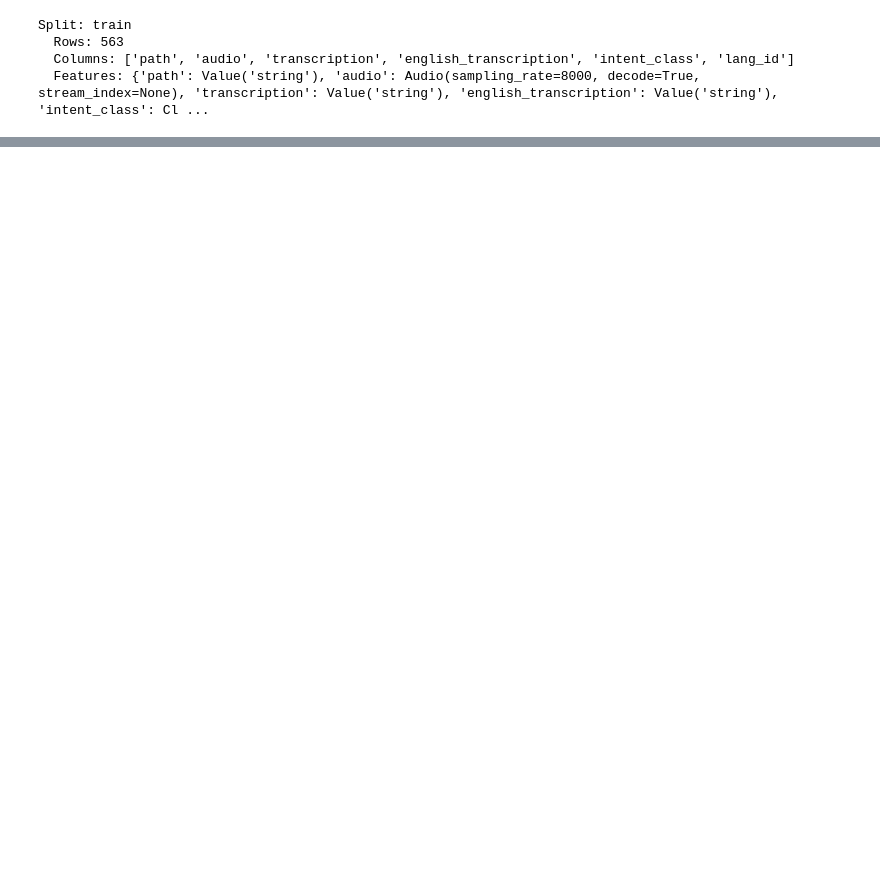
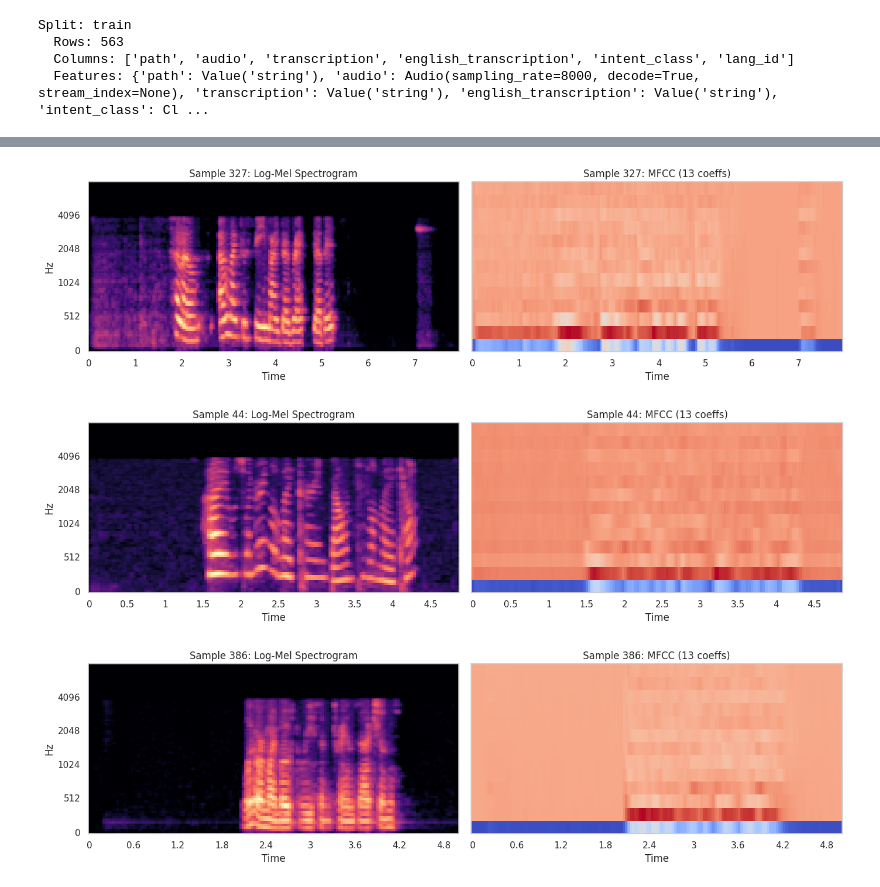
Before and after one commit to irsyad-kamil/indonesia-ai-nlpa-voice-recognition-irsyad, a Jupyter notebook: notebooks/hubert.ipynb, the cells around one changed output, grey strips where cells are left out. Cells and saved outputs as stored; diff of their text form; code cells hidden in the pictures; blank space fills up the shorter version.

```diff
--- a/notebooks/hubert.ipynb
+++ b/notebooks/hubert.ipynb
@@ -63,0 +183,30 @@ Split: train
+# %%
+# Spectrogram + MFCC spot-check on a few random samples.
+rng = np.random.default_rng(RANDOM_SEED)
+sample_count = min(3, len(eda_subset))
+random_ids = rng.choice(len(eda_subset), size=sample_count, replace=False)
+
+for idx in random_ids:
+    row = eda_subset[int(idx)]
+    audio_array, audio_sr = load_audio_record(row[audio_col], target_sr=TARGET_SAMPLING_RATE)
+
+    # Log-mel spectrogram.
+    mel = librosa.feature.melspectrogram(y=audio_array, sr=audio_sr, n_mels=80)
+    mel_db = librosa.power_to_db(mel, ref=np.max)
+
+    # MFCC from log-mel style representation.
+    mfcc = librosa.feature.mfcc(y=audio_array, sr=audio_sr, n_mfcc=13)
+
+    fig, axes = plt.subplots(1, 2, figsize=(14, 4))
+    librosa.display.specshow(mel_db, sr=audio_sr, x_axis="time", y_axis="mel", ax=axes[0])
+    axes[0].set_title(f"Sample {idx}: Log-Mel Spectrogram")
+
+    librosa.display.specshow(mfcc, sr=audio_sr, x_axis="time", ax=axes[1])
+    axes[1].set_title(f"Sample {idx}: MFCC (13 coeffs)")
+
+    plt.tight_layout()
+    plt.show()
+# %% [output]
+[figure, added]
+[figure, added]
+[figure, added]
```
Also changed, not shown: parts of 5 cells of this notebook.
